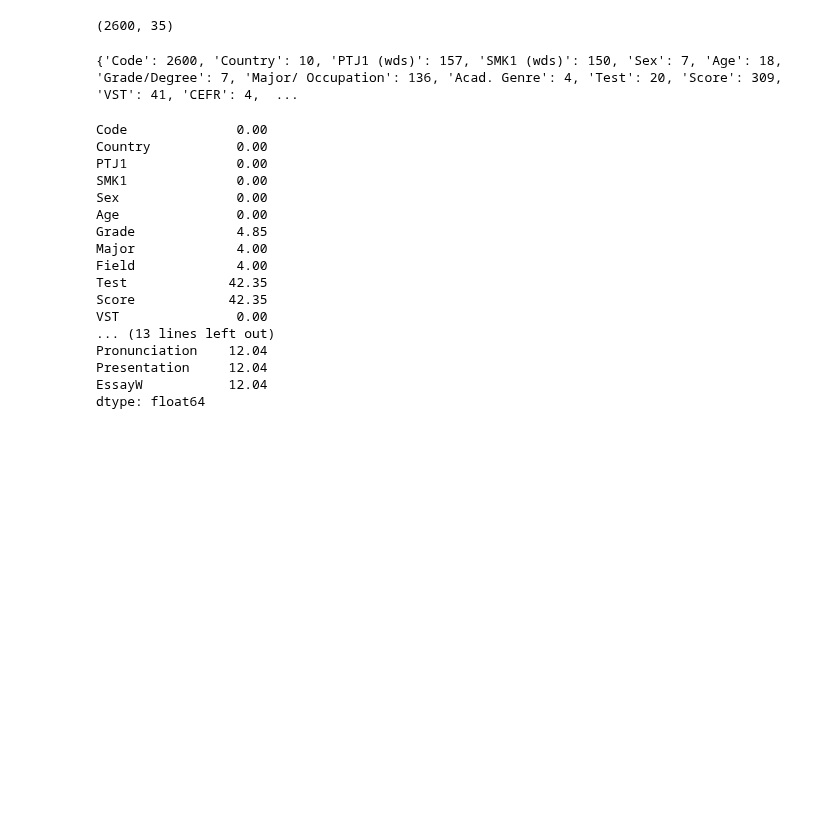
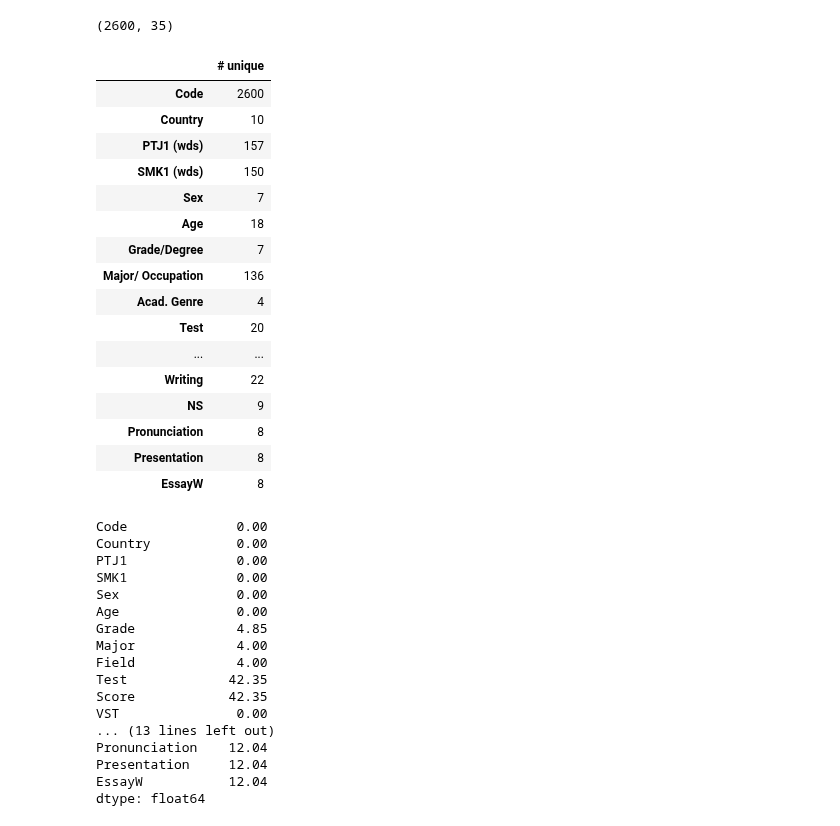
Before and after one commit to Jaester88/Springboard, a Jupyter notebook: Capstone_2_language_proficiency/C2_alt_DataWrangling_JaeC_210907.ipynb, the cells around one changed output. Cells and saved outputs as stored; diff of their text form; code cells hidden in the pictures; blank space fills up the shorter version.

```diff
--- a/Capstone_2_language_proficiency/C2_alt_DataWrangling_JaeC_210907.ipynb
+++ b/Capstone_2_language_proficiency/C2_alt_DataWrangling_JaeC_210907.ipynb
@@ -70,11 +74,27 @@ df = df.drop(['PTJ2 (wds)', 'SMK2 (wds)', 'Self Ev', 'Yrs of Stay (< Yrs)', 'ENS
 # %%
 # Print out number of unique entries per feature to get a feel for the data.
 temp = {}
 for c in df.columns:
     temp[c] = df[c].nunique()
-print(temp)
+pd.DataFrame(temp.values(), index=temp.keys(), columns=['# unique'])
 # %% [output]
-{'Code': 2600, 'Country': 10, 'PTJ1 (wds)': 157, 'SMK1 (wds)': 150, 'Sex': 7, 'Age': 18, 'Grade/Degree': 7, 'Major/ Occupation': 136, 'Acad. Genre': 4, 'Test': 20, 'Score': 309, 'VST': 41, 'CEFR': 4,  ...
+|  | # unique |
+| Code | 2600 |
+| Country | 10 |
+| PTJ1 (wds) | 157 |
+| SMK1 (wds) | 150 |
+| Sex | 7 |
+| Age | 18 |
+| Grade/Degree | 7 |
+| Major/ Occupation | 136 |
+| Acad. Genre | 4 |
+| Test | 20 |
+| ... | ... |
+| Writing | 22 |
+| NS | 9 |
+| Pronunciation | 8 |
+| Presentation | 8 |
+| EssayW | 8 |
 # %%
 # Some features are either awkwardly named and/or difficult to type out - simplify them.
 df = df.rename(columns={'PTJ1 (wds)':'PTJ1', 'SMK1 (wds)':'SMK1', 'Grade/Degree':'Grade', 'Major/ Occupation':'Major', 'Acad. Genre':'Field'})
```
Also changed, not shown: parts of 6 cells of this notebook.
